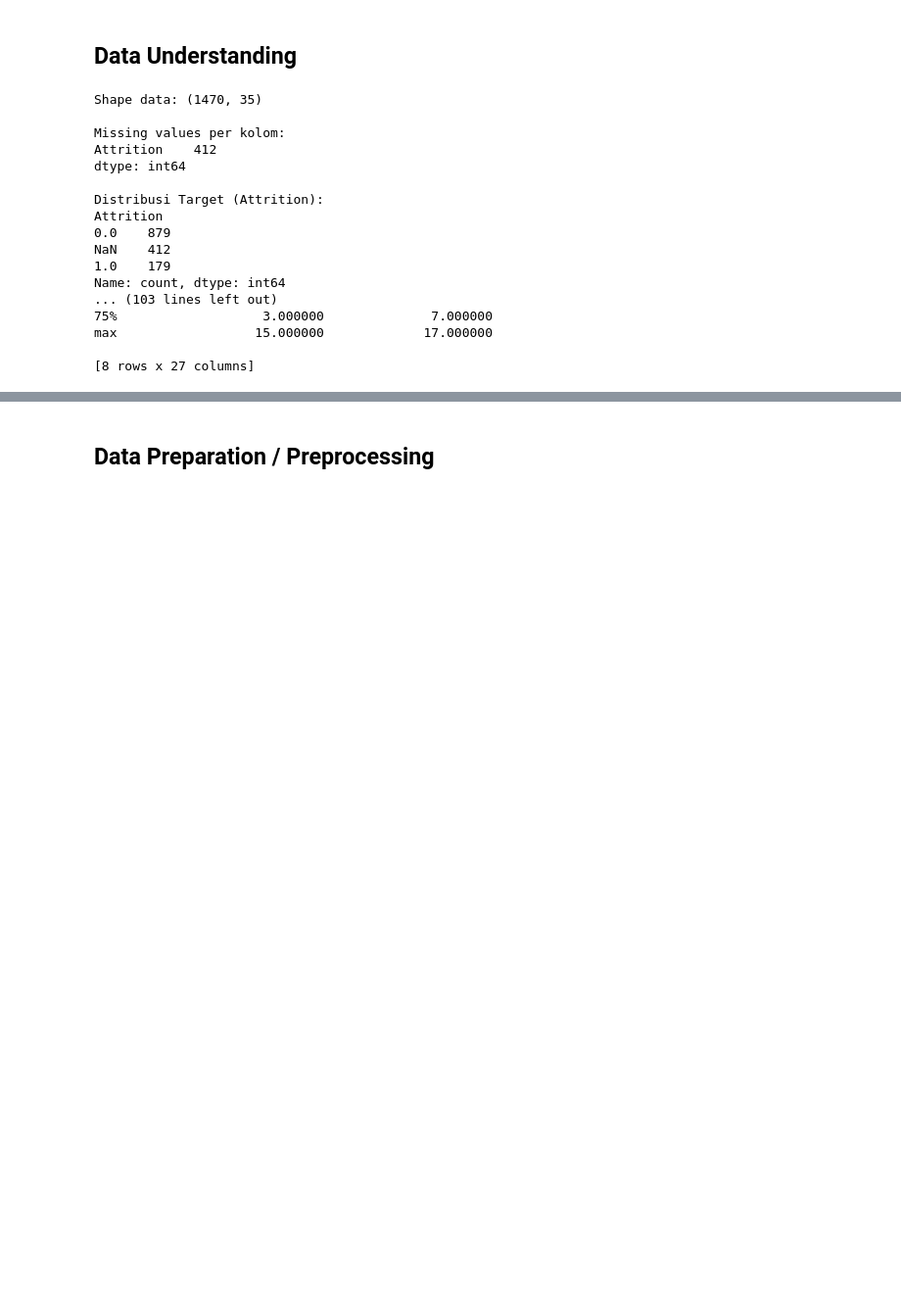
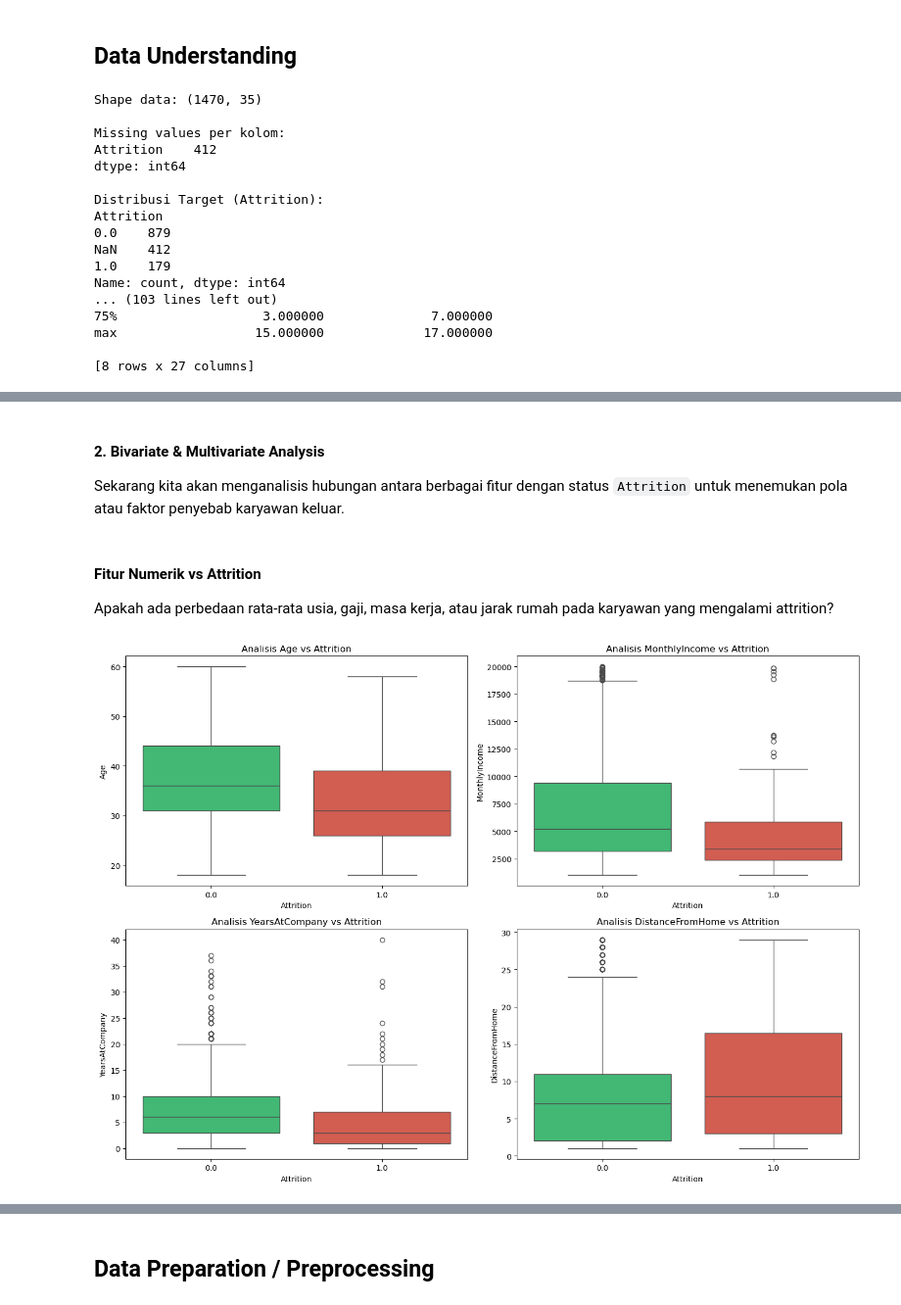
Before and after one commit to Naminiges/JayaMaju, a Jupyter notebook: notebook.ipynb, the cells around one changed output, grey strips where cells are left out. Shown at 98% size. Saved outputs shown, nothing was run; the diff lists cells and outputs as text; code cells hidden in the pictures; blank space fills up the shorter version.

```diff
--- a/notebook.ipynb
+++ b/notebook.ipynb
@@ -83,0 +157,23 @@ max                  15.000000             17.000000
+# %% [markdown]
+#### 2. Bivariate & Multivariate Analysis
+
+Sekarang kita akan menganalisis hubungan antara berbagai fitur dengan status `Attrition` untuk menemukan pola atau faktor penyebab karyawan keluar.
+# %% [markdown]
+#### Fitur Numerik vs Attrition
+Apakah ada perbedaan rata-rata usia, gaji, masa kerja, atau jarak rumah pada karyawan yang mengalami attrition?
+# %%
+# Fitur Numerik vs Attrition (Box Plot)
+fig, axes = plt.subplots(2, 2, figsize=(14, 10))
+axes = axes.flatten()
+
+for i, col in enumerate(num_features):
+    if col in df.columns:
+        sns.boxplot(data=df.dropna(subset=['Attrition']), x='Attrition', y=col, ax=axes[i], palette=['#2ecc71', '#e74c3c'])
+        axes[i].set_title(f'Analisis {col} vs Attrition')
+        axes[i].set_xlabel('Attrition')
+        axes[i].set_ylabel(col)
+
+plt.tight_layout()
+plt.show()
+# %% [output]
+[figure, added]
```
Also changed, not shown: parts of 11 cells of this notebook, 5 other files.
